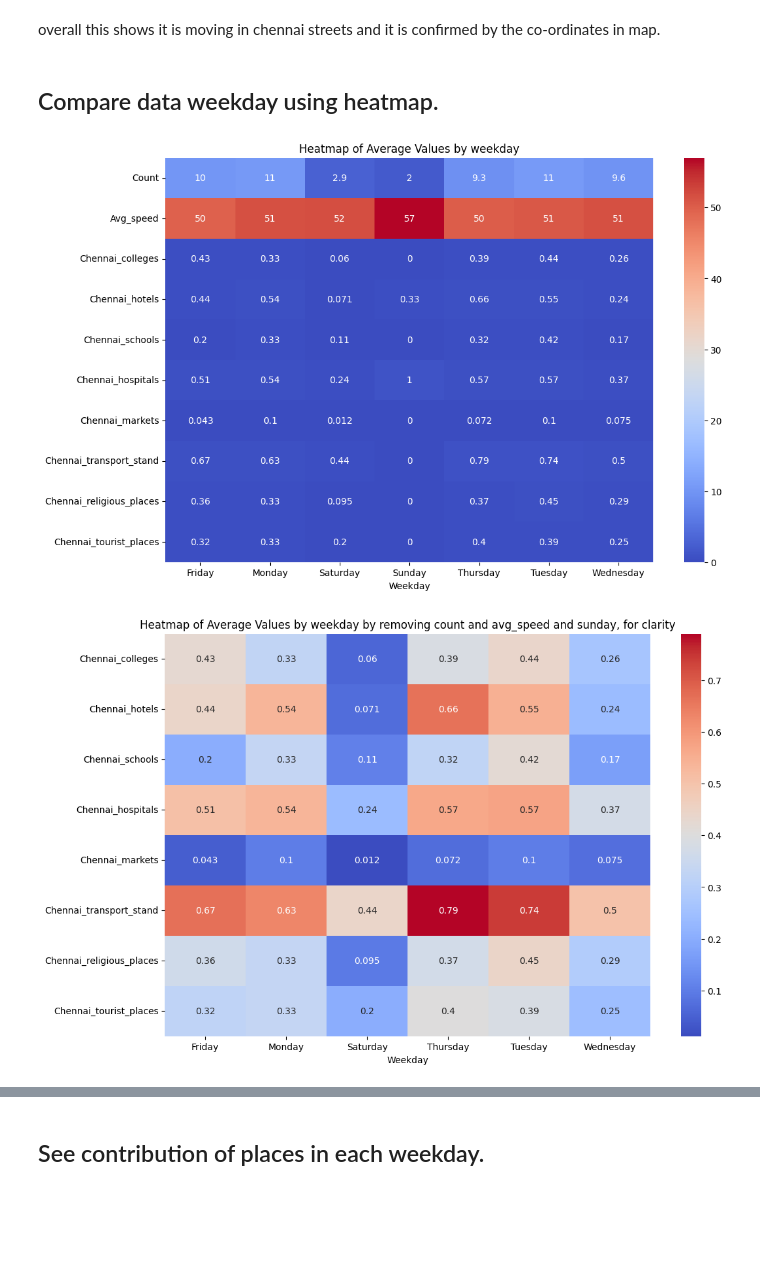
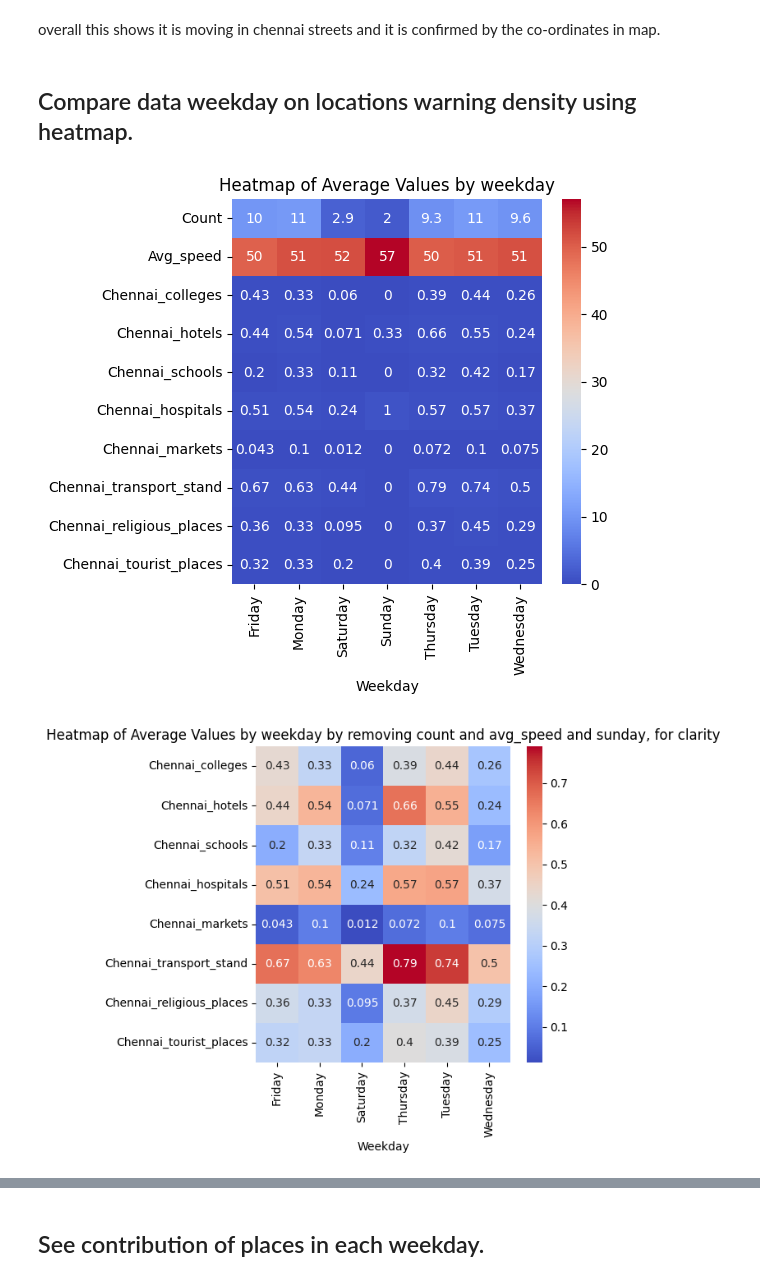
Before and after one commit to shivam-kumar-thakur/adas-data-analysis, a Jupyter notebook: ldw.ipynb, the cells around one changed output, grey strips where cells are left out. Drawn from its saved outputs; the diff is of its cells as text; code cells hidden in the pictures; blank space fills up the shorter version.

```diff
--- a/ldw.ipynb
+++ b/ldw.ipynb
@@ -183,47 +138,27 @@ for index, row in grouped_df.iterrows():
 # %% [markdown]
 overall this shows it is moving in chennai streets and it is confirmed by the co-ordinates in map.
 # %% [markdown]
-##  Compare data weekday using heatmap.
+##  Compare data weekday on locations warning density using heatmap.
 # %%
 
 df = pd.read_csv(r"D:\Jupyter lab\unnati_phase1_data\date basis\alert seperated data with concenteration of warning each weekday with chennai places\cas_ldw.csv")
-# Drop the "Lat" and "Long" columns
 df = df.drop(["Lat", "Long"], axis=1)
-
-# Group the data by 'Time_hour' and calculate the mean for each group
 grouped_df = df.groupby('Weekday').mean()
-# Transpose the DataFrame to have 'Time_hour' on the y-axis
 grouped_df = grouped_df.T
-
-
-# Set the figure size for the heatmap
-plt.figure(figsize=(12, 8))
-
-# Create a heatmap
+plt.figure(figsize=(5,5))
 sns.heatmap(grouped_df, annot=True, cmap="coolwarm")
-
-# Set the title
 plt.title("Heatmap of Average Values by weekday")
-
-# Show the plot
 plt.show()
 
 grouped_df = grouped_df.drop(["Count", "Avg_speed"], axis=0)
 grouped_df = grouped_df.drop(["Sunday"], axis=1)
-# Set the figure size for the heatmap
-plt.figure(figsize=(12, 8))
-
-# Create a heatmap
+plt.figure(figsize=(5, 5))
 sns.heatmap(grouped_df, annot=True, cmap="coolwarm")
-
-# Set the title
 plt.title("Heatmap of Average Values by weekday by removing count and avg_speed and sunday, for clarity")
-
-# Show the plot
 plt.show()
 # %% [output]
-[figure, old version]
+[figure, new version]
-[figure, old version]
+[figure, new version]
 # %%
 
 df=pd.read_csv(r"D:\Jupyter lab\unnati_phase1_data\date basis\alert seperated data with weekday\cas_ldw.csv")
```
Also changed, not shown: parts of 10 cells of this notebook.
